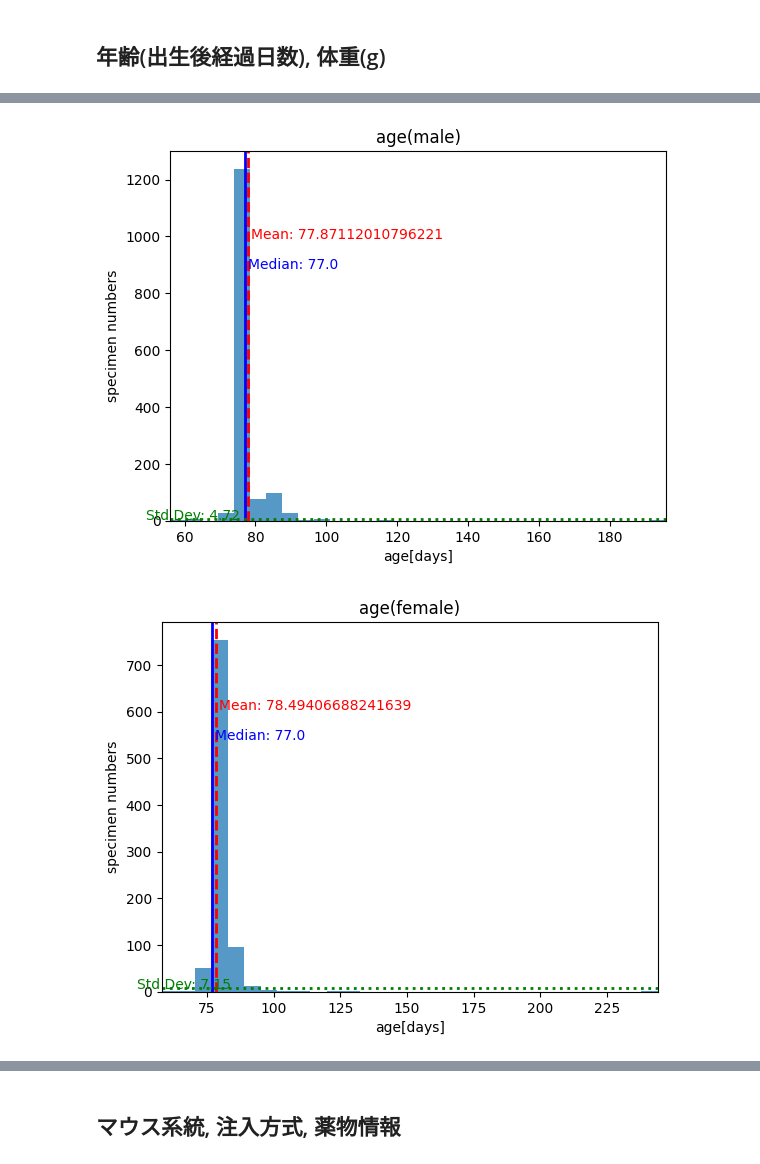
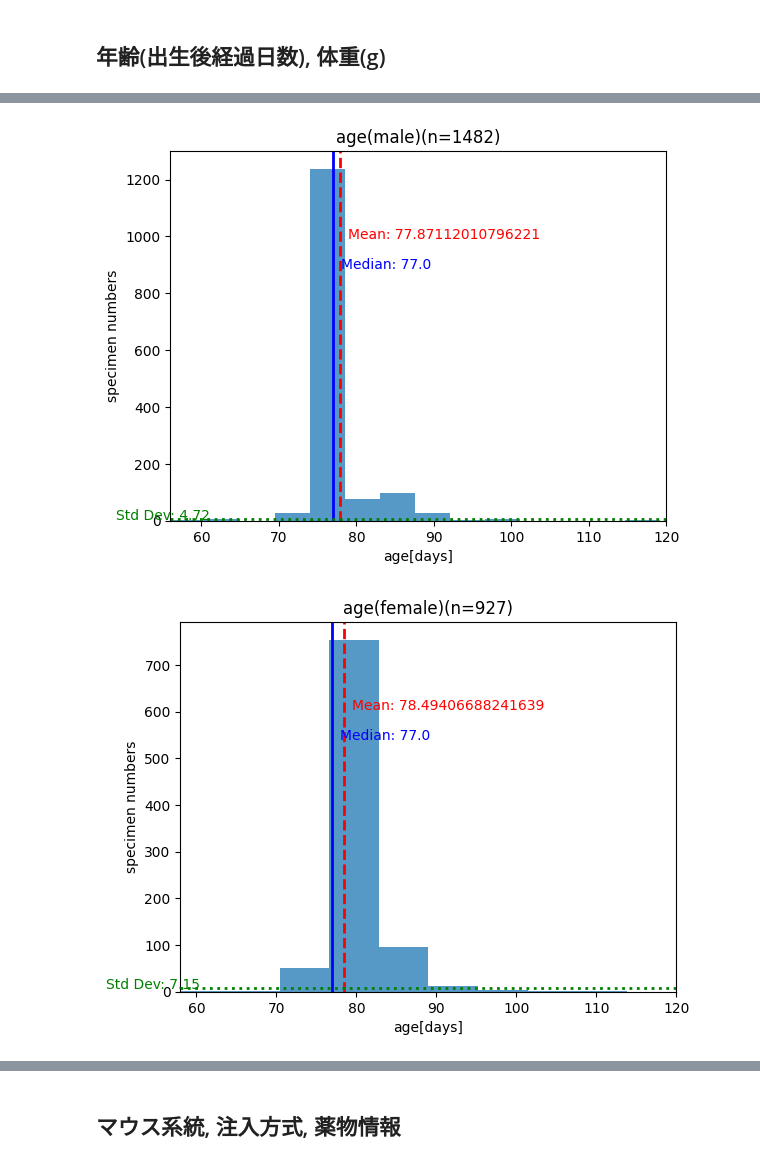
Before and after one commit to FujiiWebWorks/chatgpt-database-analysis-app, a Jupyter notebook: stats_specimens.ipynb, the cells around one changed output, grey strips where cells are left out. Saved outputs shown, nothing was run; the diff lists cells and outputs as text; code cells hidden in the pictures.

```diff
--- a/stats_specimens.ipynb
+++ b/stats_specimens.ipynb
@@ -79,12 +81,12 @@ def piechart(label:str, df, title:str):
   category_counts = df[label].value_counts()
   # Plotting the pie chart
   plt.pie(category_counts, labels=category_counts.index, autopct='%1.1f%%',startangle=90)
-  plt.title(title)
+  plt.title(title+'(n='+str(len(df))+')')
   plt.axis('equal')
   plt.show()
 
 
-def histgram(label:str, df, xlabel:str, ylabel:str, title:str):
+def histgram(label:str, df, xlabel:str, ylabel:str, title:str, x_max):
   # Calculate average and other statistics
   mean = np.mean(df[label])
   median = np.median(df[label])
@@ -94,10 +96,10 @@ def histgram(label:str, df, xlabel:str, ylabel:str, title:str):
   n, bins, patches = plt.hist(df[label], bins=len(set(df[label])), alpha=0.75)
   plt.xlabel(xlabel)
   plt.ylabel(ylabel)
-  plt.title(title)
+  plt.title(title+'(n='+str(len(df))+')')
 
   y_max = max(n)
-  x_max = max(df[label])
+  #x_max = max(df[label])
 
   # Add statistics to the plot
   plt.axvline(mean, color='red', linestyle='dashed', linewidth=2)
@@ -131,11 +133,11 @@ piechart('sex', df, 'sex')
 # %% [markdown]
 ## 年齢(出生後経過日数), 体重(g)
 # %%
-histgram('age', df, 'age[days]', 'specimen numbers', 'age(male and female)')
-histgram('age', df_male, 'age[days]', 'specimen numbers', 'age(male)')
-histgram('age', df_female, 'age[days]', 'specimen numbers', 'age(female)')
+histgram('age', df, 'age[days]', 'specimen numbers', 'age(male and female)',120)
+histgram('age', df_male, 'age[days]', 'specimen numbers', 'age(male)',120)
+histgram('age', df_female, 'age[days]', 'specimen numbers', 'age(female)',120)
 
-histgram('weight', df, 'weight[gram]', 'specimen numbers', 'weight(male and female)')
-histgram('weight', df_male, 'weight[gram]', 'specimen numbers', 'weight(male)')
-histgram('weight', df_female, 'weight[gram]', 'specimen numbers', 'weight(female)')
+histgram('weight', df, 'weight[gram]', 'specimen numbers', 'weight(male and female)',50)
+histgram('weight', df_male, 'weight[gram]', 'specimen numbers', 'weight(male)',50)
+histgram('weight', df_female, 'weight[gram]', 'specimen numbers', 'weight(female)',50)
 # %% [output]
@@ -143,2 +145,2 @@ histgram('weight', df_female, 'weight[gram]', 'specimen numbers', 'weight(female
-[figure, old version]
+[figure, new version]
-[figure, old version]
+[figure, new version]
```
Also changed, not shown: parts of 7 cells of this notebook, 1 other file.
